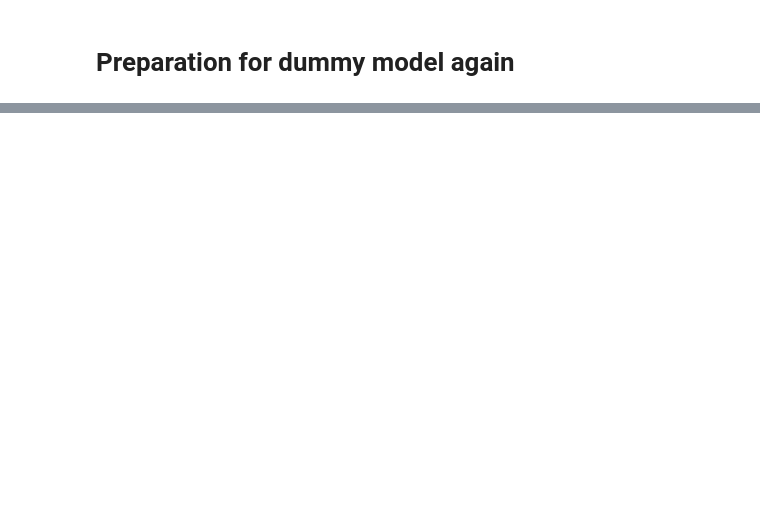
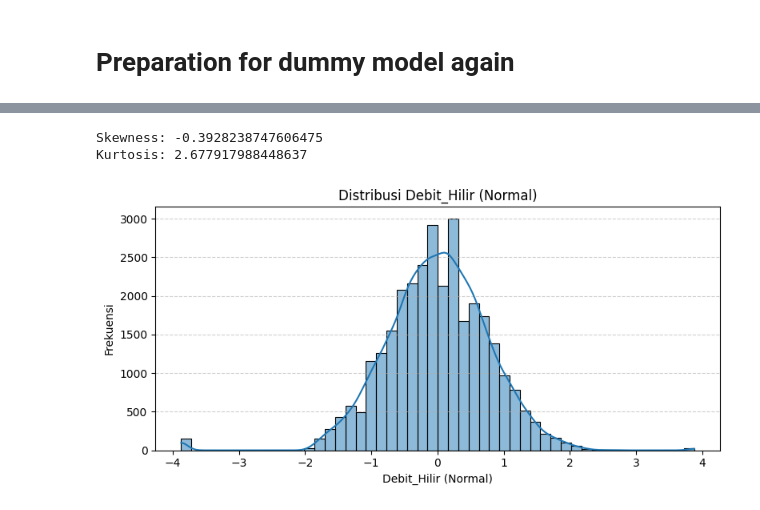
Before and after one commit to mahakiim/dummy_ml, a Jupyter notebook: main.ipynb, the cells around one changed output, grey strips where cells are left out. Drawn from its saved outputs; the diff is of its cells as text; code cells hidden in the pictures; blank space fills up the shorter version.

```diff
--- a/main.ipynb
+++ b/main.ipynb
@@ -19,0 +115,36 @@ FileNotFoundError: [Errno 2] No such file or directory: 'polder_data_fix.csv'
+# %%
+df_copy['Debit_Hilir_log'] = np.log1p(df_copy['Debit_Hilir'])
+
+# 3. Winsorize (clip) pada persentil 0.1%–99.9% untuk membuang noise ekstrem
+lower = df_copy['Debit_Hilir_log'].quantile(0.001)
+upper = df_copy['Debit_Hilir_log'].quantile(0.999)
+df_copy['Debit_Hilir_clip'] = df_copy['Debit_Hilir_log'].clip(lower, upper)
+
+# 4. Buat indikator “high flow” >95 persentil asli
+threshold_hilir = df_copy['Debit_Hilir'].quantile(0.95)
+df_copy['high_flow_hilir'] = (df_copy['Debit_Hilir'] > threshold_hilir).astype(int)
+
+# 5. QuantileTransformer → paksa distribusi mendekati Gaussian
+qt = QuantileTransformer(output_distribution='normal', random_state=42)
+df_copy['Debit_Hilir_qt'] = qt.fit_transform(df_copy[['Debit_Hilir_clip']])
+
+# 6. RobustScaler → skala median=0, IQR=1 (tahan outlier tersisa)
+rs = RobustScaler()
+df_copy['Debit_Hilir_norm'] = rs.fit_transform(df_copy[['Debit_Hilir_qt']])
+
+# 7. Cek skewness & kurtosis pasca‐transformasi
+print("Skewness:", df_copy['Debit_Hilir_norm'].skew())
+print("Kurtosis:", df_copy['Debit_Hilir_norm'].kurtosis())
+
+plt.figure(figsize=(8, 4))
+sns.histplot(df_copy['Debit_Hilir_norm'], bins=50, kde=True)
+plt.title('Distribusi Debit_Hilir (Normal)')
+plt.xlabel('Debit_Hilir (Normal)')
+plt.ylabel('Frekuensi')
+plt.grid(axis='y', linestyle='--', alpha=0.6)
+plt.tight_layout()
+plt.show()
+# %% [output]
+Skewness: -0.3928238747606475
+Kurtosis: 2.677917988448637
+[figure, added]
```
Also changed, not shown: parts of 17 cells of this notebook, 3 other files.
